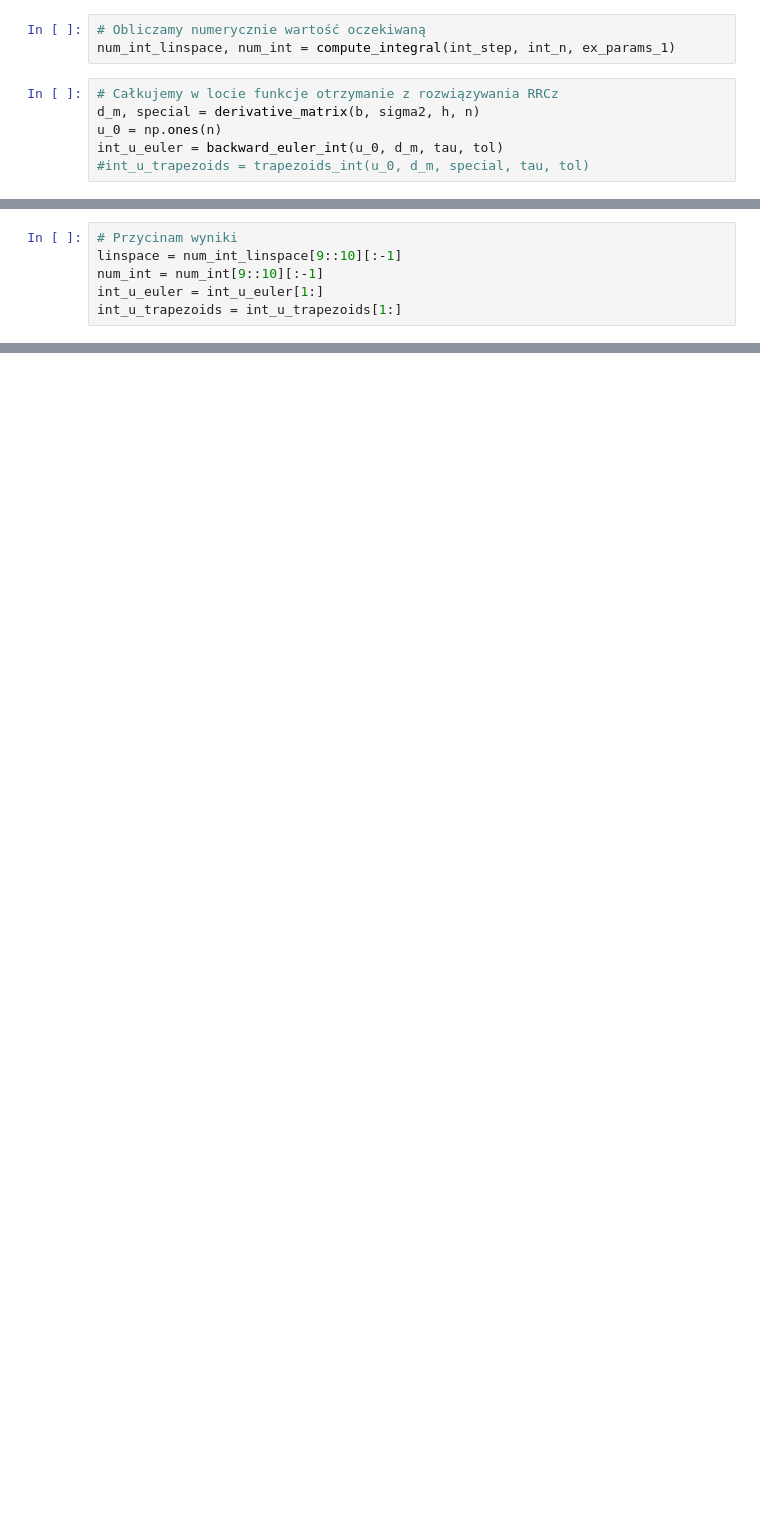
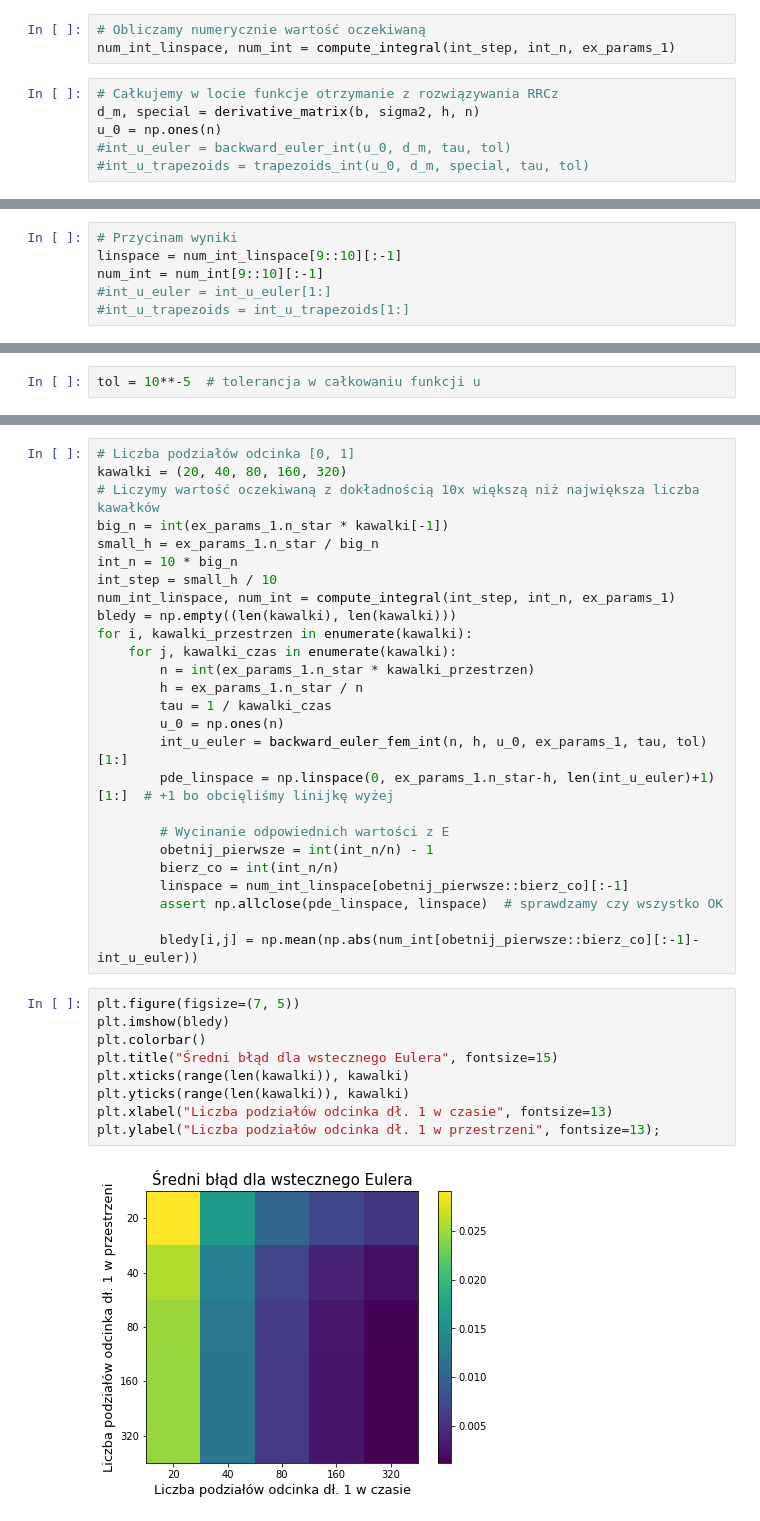
Before and after one commit to jettjaniak/advection-diffusion, a Jupyter notebook: pierwszy_notebook.ipynb, the cells around one changed output, grey strips where cells are left out. Drawn from its saved outputs; the diff is of its cells as text; blank space fills up the shorter version.

```diff
--- a/pierwszy_notebook.ipynb
+++ b/pierwszy_notebook.ipynb
@@ -28,5 +28,5 @@ num_int_linspace, num_int = compute_integral(int_step, int_n, ex_params_1)
 # Całkujemy w locie funkcje otrzymanie z rozwiązywania RRCz
 d_m, special = derivative_matrix(b, sigma2, h, n)
 u_0 = np.ones(n)
-int_u_euler = backward_euler_int(u_0, d_m, tau, tol)
+#int_u_euler = backward_euler_int(u_0, d_m, tau, tol)
 #int_u_trapezoids = trapezoids_int(u_0, d_m, special, tau, tol)
@@ -45,8 +42,8 @@ True
 # Przycinam wyniki
 linspace = num_int_linspace[9::10][:-1]
 num_int = num_int[9::10][:-1]
-int_u_euler = int_u_euler[1:]
-int_u_trapezoids = int_u_trapezoids[1:]
+#int_u_euler = int_u_euler[1:]
+#int_u_trapezoids = int_u_trapezoids[1:]
 # %%
 plt.plot(linspace, int_u_euler)
 #plt.plot(linspace, int_u_trapezoids)
@@ -61,0 +82,2 @@ np.mean((num_int-int_u_euler)**2)
+# %%
+tol = 10**-5  # tolerancja w całkowaniu funkcji u
@@ -61,0 +86,37 @@ np.mean((num_int-int_u_euler)**2)
+# %%
+# Liczba podziałów odcinka [0, 1]
+kawalki = (20, 40, 80, 160, 320)
+# Liczymy wartość oczekiwaną z dokładnością 10x większą niż największa liczba kawałków
+big_n = int(ex_params_1.n_star * kawalki[-1])
+small_h = ex_params_1.n_star / big_n
+int_n = 10 * big_n
+int_step = small_h / 10
+num_int_linspace, num_int = compute_integral(int_step, int_n, ex_params_1)
+bledy = np.empty((len(kawalki), len(kawalki)))
+for i, kawalki_przestrzen in enumerate(kawalki):
+    for j, kawalki_czas in enumerate(kawalki):
+        n = int(ex_params_1.n_star * kawalki_przestrzen)
+        h = ex_params_1.n_star / n
+        tau = 1 / kawalki_czas
+        u_0 = np.ones(n)
+        int_u_euler = backward_euler_fem_int(n, h, u_0, ex_params_1, tau, tol)[1:]
+        pde_linspace = np.linspace(0, ex_params_1.n_star-h, len(int_u_euler)+1)[1:]  # +1 bo obcięliśmy linijkę wyżej
+
+        # Wycinanie odpowiednich wartości z E
+        obetnij_pierwsze = int(int_n/n) - 1
+        bierz_co = int(int_n/n)
+        linspace = num_int_linspace[obetnij_pierwsze::bierz_co][:-1]
+        assert np.allclose(pde_linspace, linspace)  # sprawdzamy czy wszystko OK
+
+        bledy[i,j] = np.mean(np.abs(num_int[obetnij_pierwsze::bierz_co][:-1]-int_u_euler))
+# %%
+plt.figure(figsize=(7, 5))
+plt.imshow(bledy)
+plt.colorbar()
+plt.title("Średni błąd dla wstecznego Eulera", fontsize=15)
+plt.xticks(range(len(kawalki)), kawalki)
+plt.yticks(range(len(kawalki)), kawalki)
+plt.xlabel("Liczba podziałów odcinka dł. 1 w czasie", fontsize=13)
+plt.ylabel("Liczba podziałów odcinka dł. 1 w przestrzeni", fontsize=13);
+# %% [output]
+[figure, added]
```
Also changed, not shown: parts of 38 cells of this notebook, 3 other files.
